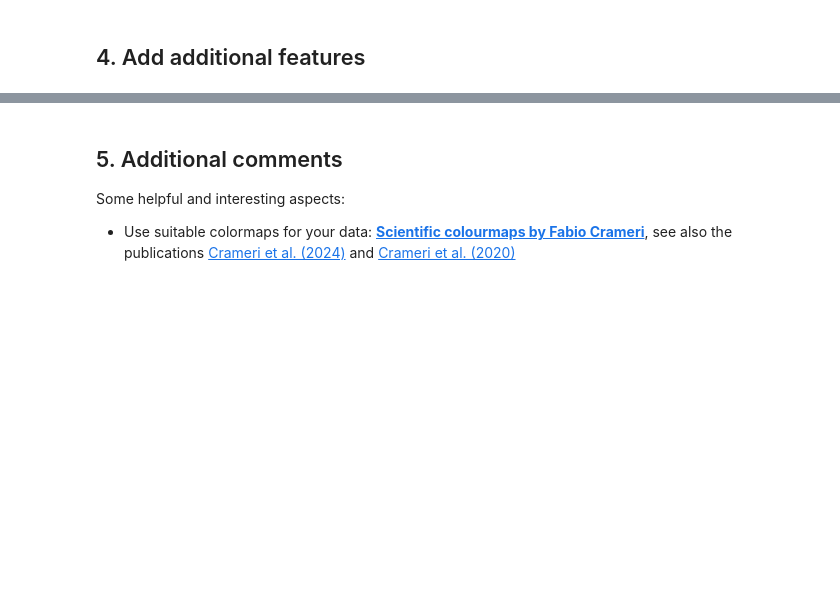
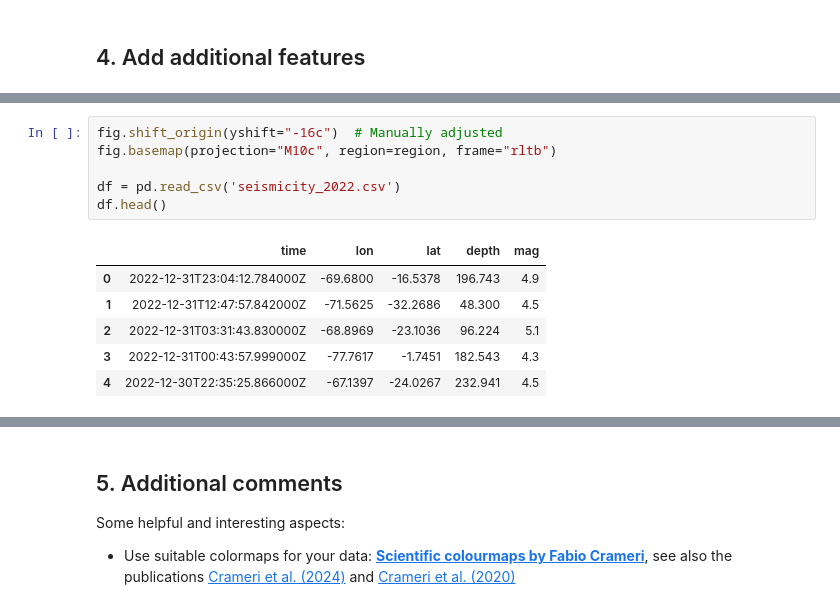
Before and after one commit to GenericMappingTools/agu24workshop, a Jupyter notebook: book/tut4_geophysics.ipynb, the cells around one changed output, grey strips where cells are left out. Drawn from its saved outputs; the diff is of its cells as text; blank space fills up the shorter version.

```diff
--- a/book/tut4_geophysics.ipynb
+++ b/book/tut4_geophysics.ipynb
@@ -238,0 +248,13 @@ fig.show(dpi=150)
+# %%
+fig.shift_origin(yshift="-16c")  # Manually adjusted
+fig.basemap(projection="M10c", region=region, frame="rltb")
+
+df = pd.read_csv('seismicity_2022.csv')
+df.head()
+# %% [output]
+|  | time | lon | lat | depth | mag |
+| 0 | 2022-12-31T23:04:12.784000Z | -69.6800 | -16.5378 | 196.743 | 4.9 |
+| 1 | 2022-12-31T12:47:57.842000Z | -71.5625 | -32.2686 | 48.300 | 4.5 |
+| 2 | 2022-12-31T03:31:43.830000Z | -68.8969 | -23.1036 | 96.224 | 5.1 |
+| 3 | 2022-12-31T00:43:57.999000Z | -77.7617 | -1.7451 | 182.543 | 4.3 |
+| 4 | 2022-12-30T22:35:25.866000Z | -67.1397 | -24.0267 | 232.941 | 4.5 |
```
Also changed, not shown: parts of 9 cells of this notebook.
